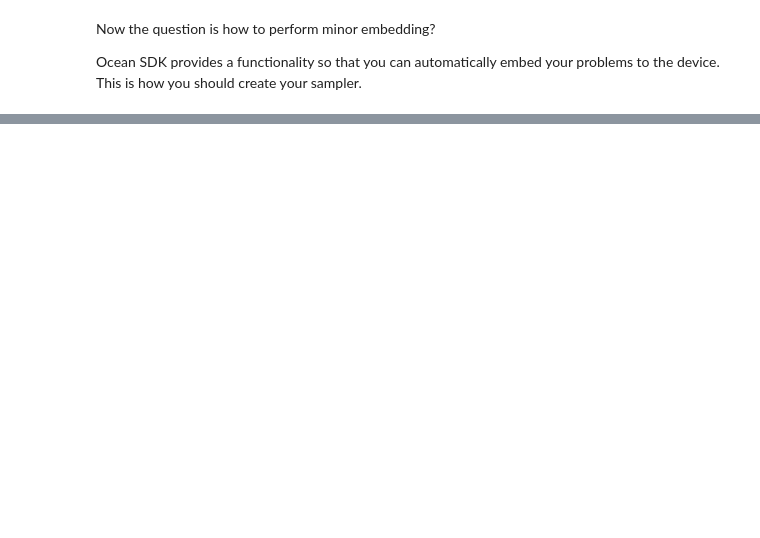
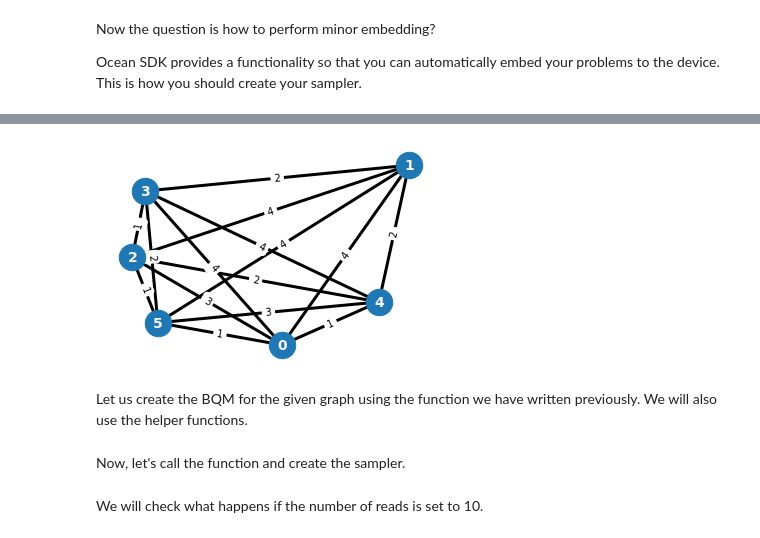
Before and after one commit to ukut/Quantum-annealing, a Jupyter notebook: notebooks/Quantum_Annealing_DWave.ipynb, the cells around one changed output, grey strips where cells are left out. Saved outputs shown, nothing was run; the diff lists cells and outputs as text; code cells hidden in the pictures; blank space fills up the shorter version.

```diff
--- a/notebooks/Quantum_Annealing_DWave.ipynb
+++ b/notebooks/Quantum_Annealing_DWave.ipynb
@@ -150,0 +193,12 @@ print(sampleset)
+# %%
+np.random.seed(45)
+N = 6
+G1 = nx.complete_graph(N)
+for u, v in G1.edges():
+    G1[u][v]["weight"] = np.random.randint(1, 5)
+
+graph_viz(G1)
+# %% [output]
+[figure, added]
+# %% [markdown]
+Let us create the BQM for the given graph using the function we have written previously. We will also use the helper functions.
@@ -150,0 +244,2 @@ print(sampleset)
+# %% [markdown]
+Now, let's call the function and create the sampler.
@@ -150,0 +249,2 @@ print(sampleset)
+# %% [markdown]
+We will check what happens if the number of reads is set to 10.
```
Also changed, not shown: parts of 56 cells of this notebook, 1 other file.
